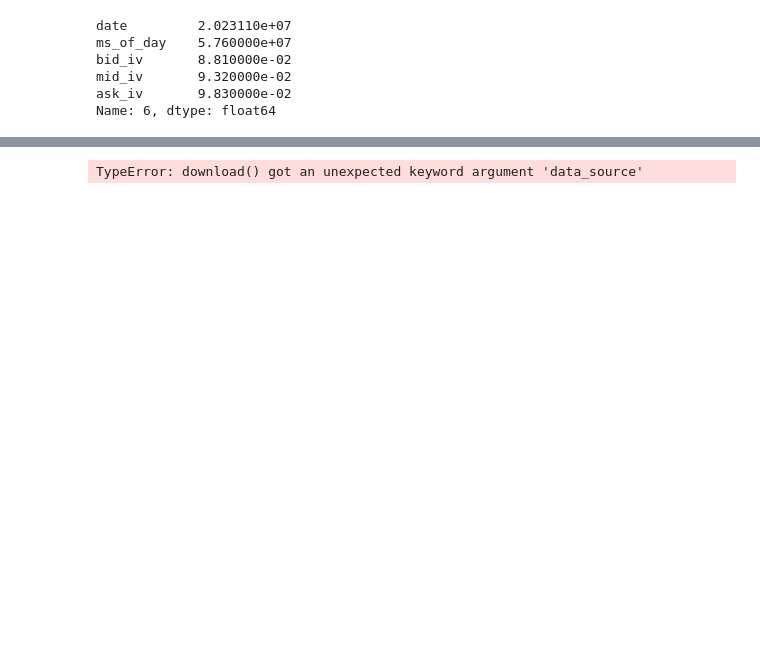
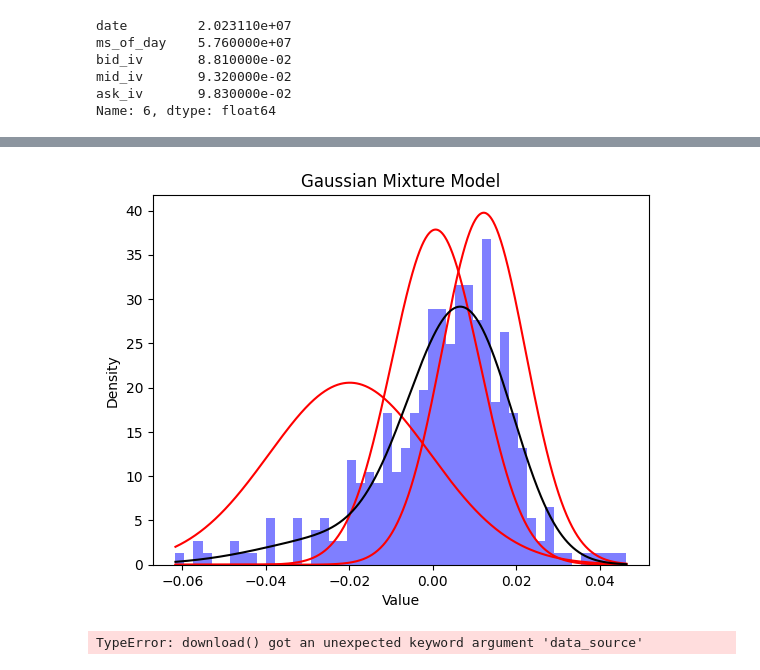
Before and after one commit to xjonwang/gt-trading-club-vix-skew, a Jupyter notebook: roots.ipynb, the cells around one changed output, grey strips where cells are left out. Saved outputs shown, nothing was run; the diff lists cells and outputs as text; code cells hidden in the pictures; blank space fills up the shorter version.

```diff
--- a/roots.ipynb
+++ b/roots.ipynb
@@ -486,12 +460,11 @@ class GMM:
         price = pdr.get_data_yahoo([root], start_date, dt.date.today(), progress=False)['Adj Close']
         daily_returns = np.log(price/price.shift(1))
         daily_returns_sanitized = [x for x in daily_returns.values if x is not None and math.isfinite(x) and abs(x) < 1.5]
-        self.n_components = 2
+        self.n_components = 3
         self.component_pdfs = [None] * self.n_components
         self.daily_returns_sanitized = np.array(daily_returns_sanitized).reshape(-1, 1)
         self.gmm = GaussianMixture(n_components=self.n_components)
         self.gmm.fit(self.daily_returns_sanitized)
-        print(self.gmm.score_samples(np.array([[0]])))
         self.plot(self.gmm, self.n_components)
 
     def plot(self, gmm: GaussianMixture, n_components: int):
@@ -500,7 +473,6 @@ class GMM:
         for i in range(n_components):
             self.component_pdfs[i] = norm(loc=gmm.means_[i], scale=math.sqrt(gmm.covariances_[i]))
             plt.plot(x, self.component_pdfs[i].pdf(x), color='red')
-        print(self.gmm.score_samples(np.array(x)))
         plt.plot(x, np.exp(self.gmm.score_samples(np.array(x))), color='black')
         plt.xlabel('Value')
         plt.ylabel('Density')
@@ -547,34 +519,36 @@ class GMM:
         result, error = quad(pdf, -1, 1)
         if error > 1e-3:
             print(f"WARNING (put): error on integration {error} > 1e-3")
         if show_plot:
             x_d = np.linspace(-0.25, 0.25, 1000)
             y_d = [pdf(x) for x in x_d]
             plt.plot(x_d, y_d, color='k', label='KDE')
             plt.title('Put Theo PDF')
             plt.show()
         return result
 
     def signal(self, strike: float, spot: float, bid: float, ask: float, right: Right, verbose: bool=False, show_plot: bool=False):
         """
         Run the model to determine if there's a signal.
 
         Returns:
         +1 for long
         0 for no signal
         -1 for short
         """
         if verbose: print(f"strike: {strike}, spot: {spot}")
         if right == Right.CALL:
             theo = self.call_theo(strike=strike, spot=spot, show_plot=show_plot)
             if verbose: print(f"theo (call): {theo}, bid: {bid}, ask: {ask}")
             return (int(theo > ask) - int(theo < bid), theo)
         else:
             theo = self.put_theo(strike=strike, spot=spot, show_plot=show_plot)
             if verbose: print(f"theo (put): {theo}, bid: {bid}, ask: {ask}")
             return (int(theo > ask) - int(theo < bid), theo)
 
-svxy_model = GMM(root="SVXY", start_date=dt.date(2013, 1, 1))
+trash_model = GMM(root="SVXY", start_date=dt.date(2022, 10, 12))
+# %% [output]
+[figure, added]
 # %%
 stock = pdr.DataReader('AAPL', data_source='yahoo', start='2001-01-01', end='2023-01-12')
 stock.earnings_dates
```
Also changed, not shown: parts of 10 cells of this notebook.
